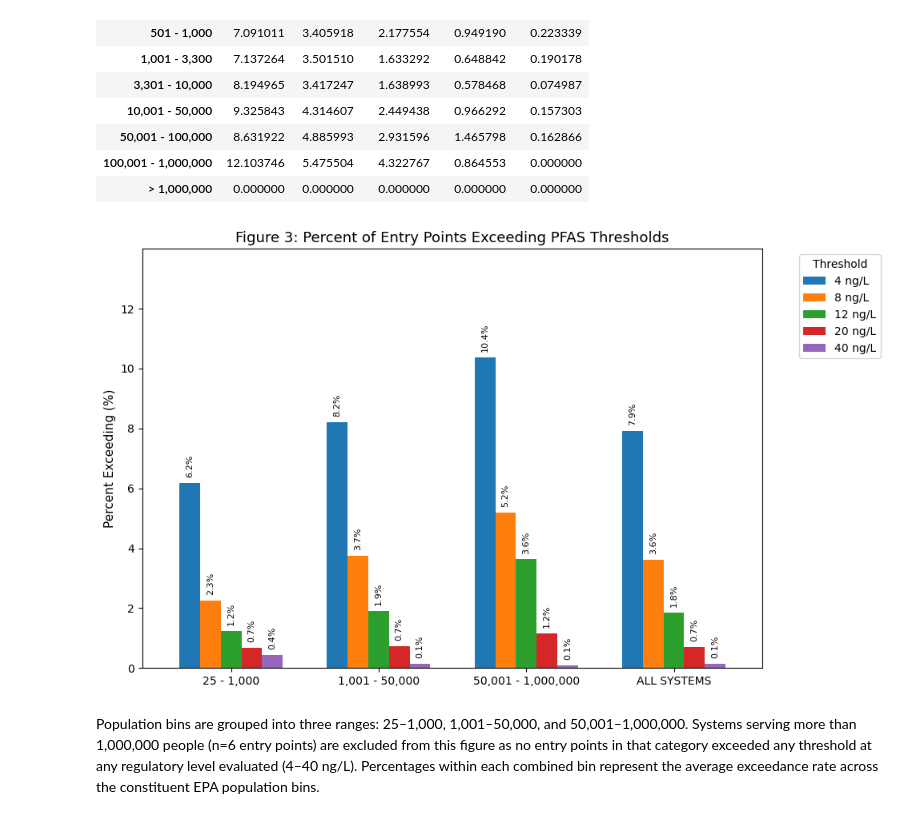
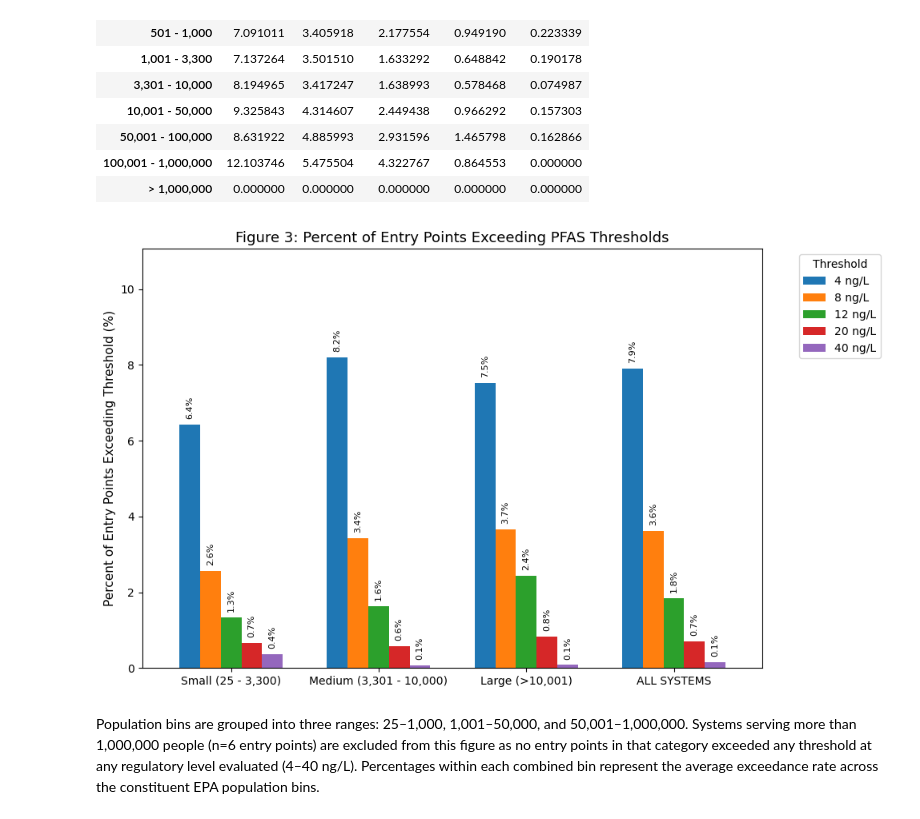
Before and after one commit to brahmee07/Pfas_water_research, a Jupyter notebook: current_work/04_cost_risk_treatment_analysis.ipynb, the cells around one changed output. Cells and saved outputs as stored; diff of their text form; code cells hidden in the pictures.

```diff
--- a/current_work/04_cost_risk_treatment_analysis.ipynb
+++ b/current_work/04_cost_risk_treatment_analysis.ipynb
@@ -672,9 +672,9 @@ exceed_by_bin
 | > 1,000,000 | 0.000000 | 0.000000 | 0.000000 | 0.000000 | 0.000000 |
 # %%
 bin_groups = {
-    '25 - 1,000': ['25 - 100', '101 - 500', '501 - 1,000'],
-    '1,001 - 50,000': ['1,001 - 3,300', '3,301 - 10,000', '10,001 - 50,000'],
-    '50,001 - 1,000,000': ['50,001 - 100,000', '100,001 - 1,000,000']
+    'Small (25 - 3,300)': ['25 - 100', '101 - 500', '501 - 1,000', '1,001 - 3,300'],
+    'Medium (3,301 - 10,000)': ['3,301 - 10,000'],
+    'Large (>10,001)': ['10,001 - 50,000', '50,001 - 100,000', '100,001 - 1,000,000', '> 1,000,000']
 }
 
 
@@ -687,35 +687,35 @@ combined_df = pd.DataFrame(combined_rows).T
 
 
 combined_df.columns = [f'exceeds_{t}' for t in threshold_ng]
 
 
 combined_df.loc['ALL SYSTEMS'] = [overall_exceedance[t] for t in threshold_ng]
 
 fig, ax = plt.subplots(figsize=(10, 6))
 combined_df.plot(kind='bar', ax=ax, width=0.7)
 
 for p in ax.patches:
     height = p.get_height()
     if height > 0:
         ax.annotate(f'{height:.1f}%',
                     (p.get_x() + p.get_width() / 2., height),
                     ha='center', va='bottom',
                     fontsize=8,
                     rotation=90,
                     xytext=(0, 5),
                     textcoords='offset points')
 
 plt.title("Figure 3: Percent of Entry Points Exceeding PFAS Thresholds", fontsize=13)
-plt.ylabel("Percent Exceeding (%)", fontsize=11)
+plt.ylabel("Percent of Entry Points Exceeding Threshold (%)", fontsize=11)
 plt.ylim(0, combined_df.max().max() * 1.35)
 plt.xticks(rotation=0, ha='center')
 plt.legend(title="Threshold", labels=['4 ng/L','8 ng/L','12 ng/L','20 ng/L','40 ng/L'],
            bbox_to_anchor=(1.05, 1), loc='upper left')
 plt.tight_layout()
 plt.savefig('figure3A_combined_bins.png', dpi=150, bbox_inches='tight')
 plt.show()
 # %% [output]
-[figure, old version]
+[figure, new version]
 # %% [markdown]
 Population bins are grouped into three ranges: 25–1,000, 1,001–50,000, and 50,001–1,000,000. Systems serving more than 1,000,000 people (n=6 entry points) are excluded from this figure as no entry points in that category exceeded any threshold at any regulatory level evaluated (4–40 ng/L). Percentages within each combined bin represent the average exceedance rate across the constituent EPA population bins.
 # %% [markdown]
```
Also changed, not shown: parts of 3 cells of this notebook, 2 other files.
